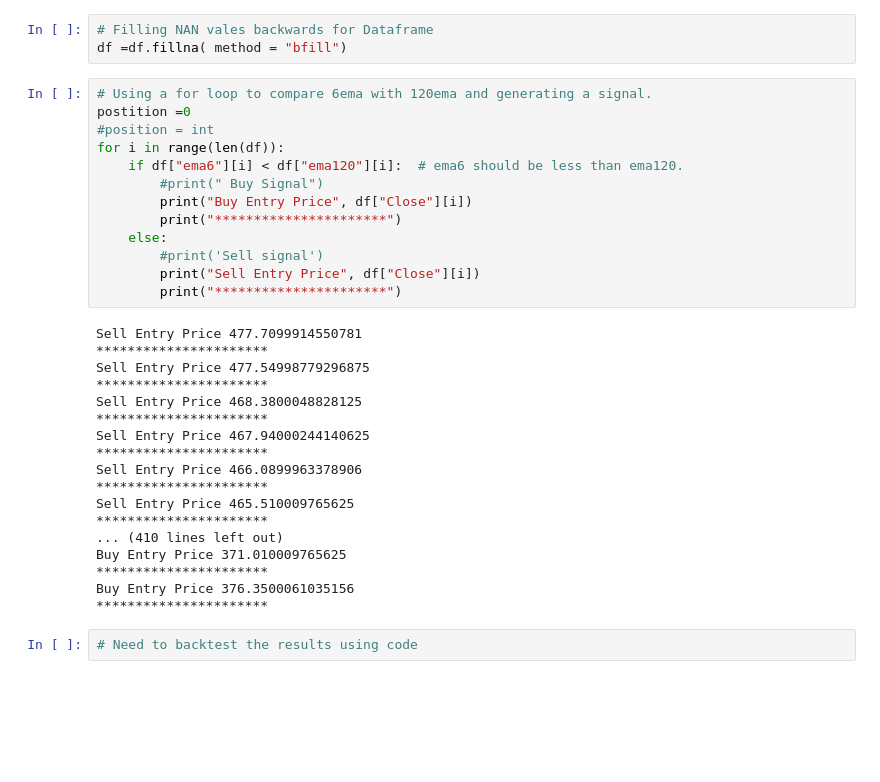
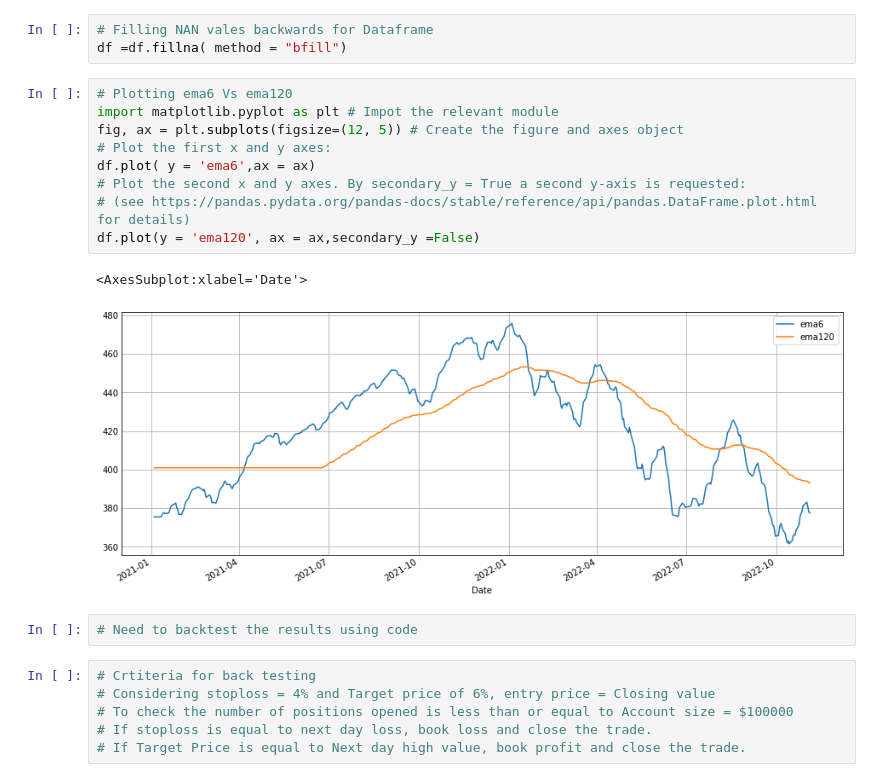
Before and after one commit to SitaramD/Program, a Jupyter notebook: Backtest EMA 6-120.ipynb, the cells around one changed output. Saved outputs shown, nothing was run; the diff lists cells and outputs as text; blank space fills up the shorter version.

```diff
--- a/Backtest EMA 6-120.ipynb
+++ b/Backtest EMA 6-120.ipynb
@@ -116,36 +125,23 @@ df
 # %%
 # Filling NAN vales backwards for Dataframe
 df =df.fillna( method = "bfill")
-# %%
-# Using a for loop to compare 6ema with 120ema and generating a signal.
-postition =0
-#position = int
-for i in range(len(df)):
-    if df["ema6"][i] < df["ema120"][i]:  # ema6 should be less than ema120.
-        #print(" Buy Signal")
-        print("Buy Entry Price", df["Close"][i])
-        print("**********************")
-    else:
-        #print('Sell signal')
-        print("Sell Entry Price", df["Close"][i])
-        print("**********************")
-# %% [output]
-Sell Entry Price 477.7099914550781
-**********************
-Sell Entry Price 477.54998779296875
-**********************
-Sell Entry Price 468.3800048828125
-**********************
-Sell Entry Price 467.94000244140625
-**********************
-Sell Entry Price 466.0899963378906
-**********************
-Sell Entry Price 465.510009765625
-**********************
-... (410 lines left out)
-Buy Entry Price 371.010009765625
-**********************
-Buy Entry Price 376.3500061035156
-**********************
+# %%
+# Plotting ema6 Vs ema120
+import matplotlib.pyplot as plt # Impot the relevant module
+fig, ax = plt.subplots(figsize=(12, 5)) # Create the figure and axes object
+# Plot the first x and y axes:
+df.plot( y = 'ema6',ax = ax)
+# Plot the second x and y axes. By secondary_y = True a second y-axis is requested:
+# (see https://pandas.pydata.org/pandas-docs/stable/reference/api/pandas.DataFrame.plot.html for details)
+df.plot(y = 'ema120', ax = ax,secondary_y =False)
+# %% [output]
+<AxesSubplot:xlabel='Date'>
+[figure, added]
 # %%
 # Need to backtest the results using code
+# %%
+# Crtiteria for back testing
+# Considering stoploss = 4% and Target price of 6%, entry price = Closing value
+# To check the number of positions opened is less than or equal to Account size = $100000
+# If stoploss is equal to next day loss, book loss and close the trade.
+# If Target Price is equal to Next day high value, book profit and close the trade.
```
Also changed, not shown: parts of 8 cells of this notebook.
